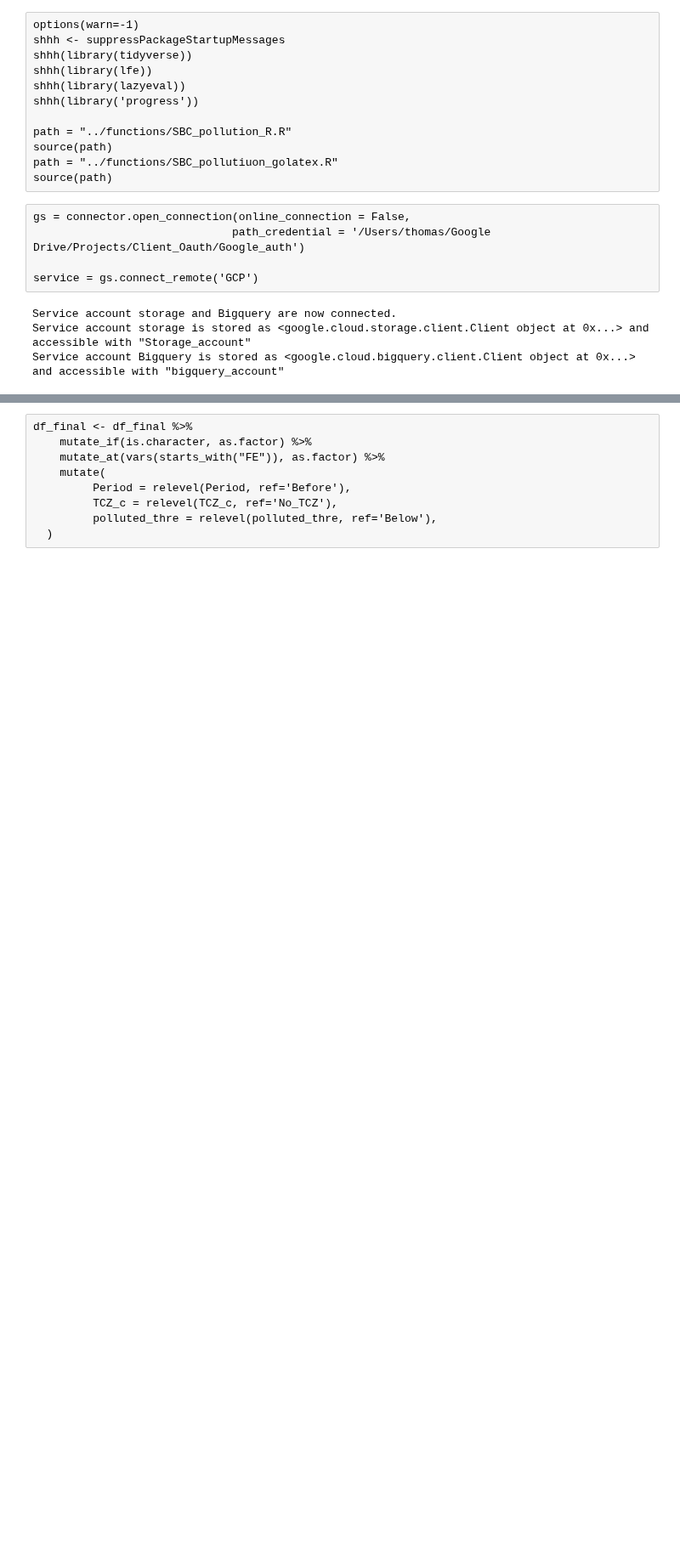
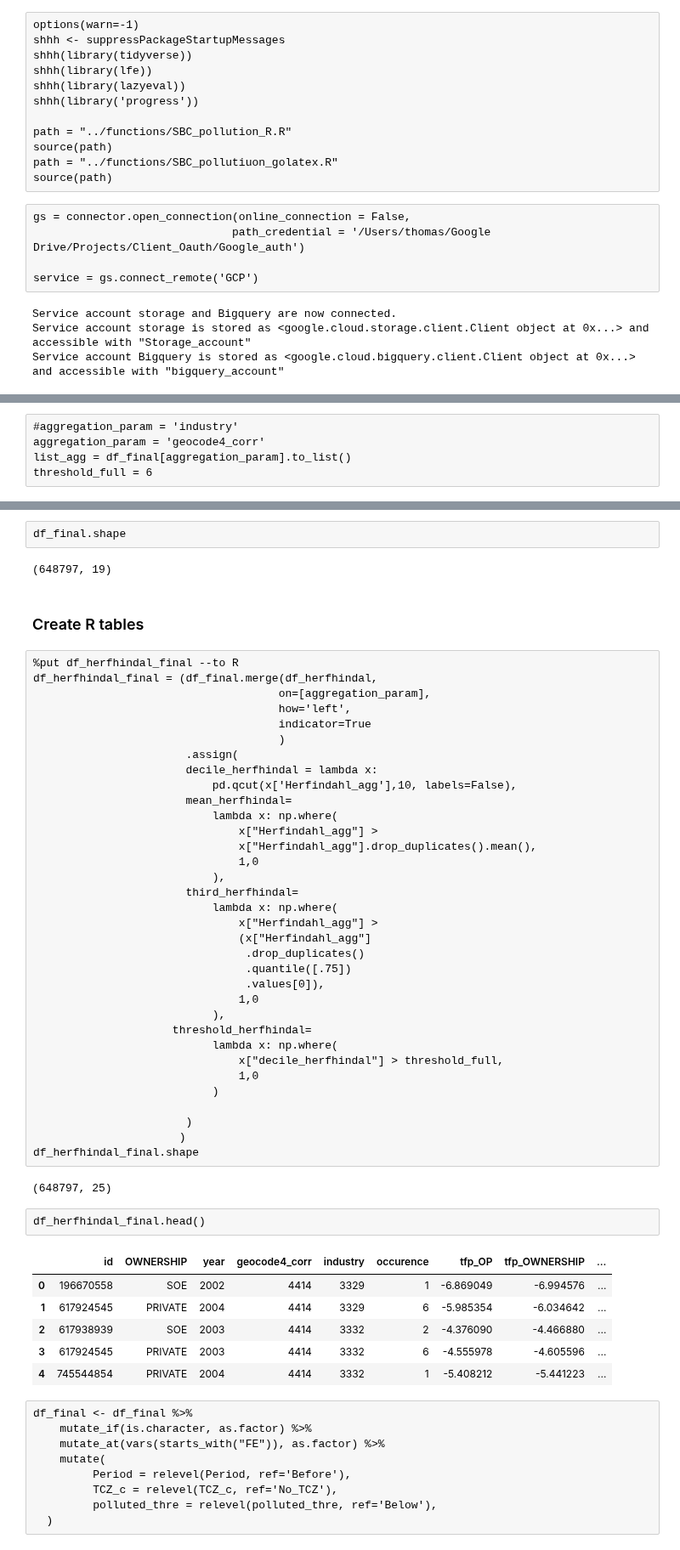
Before and after one commit to thomaspernet/SBC_pollution_China, a Jupyter notebook: Data_analysis/06_TFP/01_TFP_analysis.ipynb, the cells around one changed output, grey strips where cells are left out. Shown at 85% size. Cells and saved outputs as stored; diff of their text form; blank space fills up the shorter version.

```diff
--- a/Data_analysis/06_TFP/01_TFP_analysis.ipynb
+++ b/Data_analysis/06_TFP/01_TFP_analysis.ipynb
@@ -207 +209,6 @@ df_final = pd.read_csv('../01_TFP_SBC_firm.gz')
 The SparseDataFrame class is removed from pandas. Accessing it from the top-level namespace will also be removed in the next version
+# %%
+#aggregation_param = 'industry'
+aggregation_param = 'geocode4_corr'
+list_agg = df_final[aggregation_param].to_list()
+threshold_full = 6
@@ -208,3 +344,54 @@ The SparseDataFrame class is removed from pandas. Accessing it from the top-leve
+# %%
+df_final.shape
+# %% [output]
+(648797, 19)
+# %% [markdown]
+### Create R tables
+# %%
+%put df_herfhindal_final --to R
+df_herfhindal_final = (df_final.merge(df_herfhindal,
+                                     on=[aggregation_param],
+                                     how='left',
+                                     indicator=True
+                                     )
+                       .assign(
+                       decile_herfhindal = lambda x:
+                           pd.qcut(x['Herfindahl_agg'],10, labels=False),
+                       mean_herfhindal=
+                           lambda x: np.where(
+                               x["Herfindahl_agg"] >
+                               x["Herfindahl_agg"].drop_duplicates().mean(),
+                               1,0
+                           ),
+                       third_herfhindal=
+                           lambda x: np.where(
+                               x["Herfindahl_agg"] >
+                               (x["Herfindahl_agg"]
+                                .drop_duplicates()
+                                .quantile([.75])
+                                .values[0]),
+                               1,0
+                           ),
+                     threshold_herfhindal=
+                           lambda x: np.where(
+                               x["decile_herfhindal"] > threshold_full,
+                               1,0
+                           )
+
+                       )
+                      )
+df_herfhindal_final.shape
+# %% [output]
+(648797, 25)
+# %%
+df_herfhindal_final.head()
+# %% [output]
+|  | id | OWNERSHIP | year | geocode4_corr | industry | occurence | tfp_OP | tfp_OWNERSHIP | ... |
+| 0 | 196670558 | SOE | 2002 | 4414 | 3329 | 1 | -6.869049 | -6.994576 | ... |
+| 1 | 617924545 | PRIVATE | 2004 | 4414 | 3329 | 6 | -5.985354 | -6.034642 | ... |
+| 2 | 617938939 | SOE | 2003 | 4414 | 3332 | 2 | -4.376090 | -4.466880 | ... |
+| 3 | 617924545 | PRIVATE | 2003 | 4414 | 3332 | 6 | -4.555978 | -4.605596 | ... |
+| 4 | 745544854 | PRIVATE | 2004 | 4414 | 3332 | 1 | -5.408212 | -5.441223 | ... |
 # %%
 df_final <- df_final %>%
     mutate_if(is.character, as.factor) %>%
```
Also changed, not shown: parts of 48 cells of this notebook, 1 other file.
